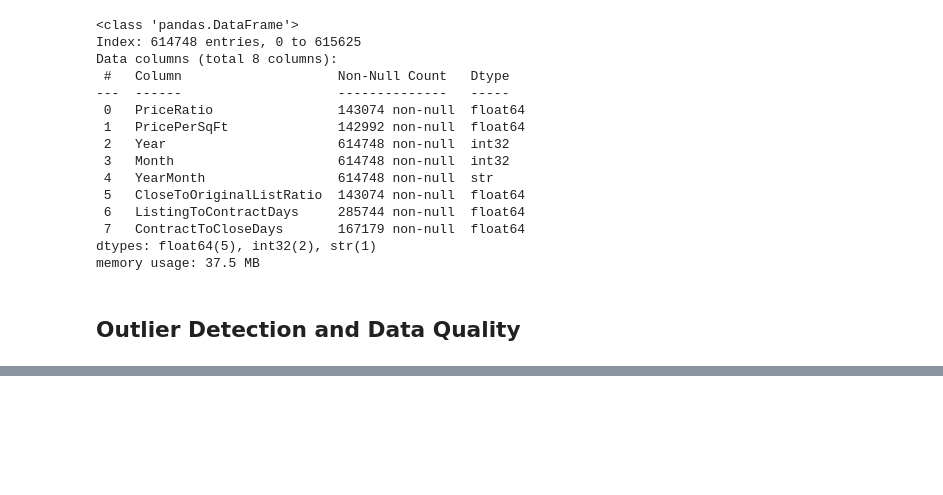
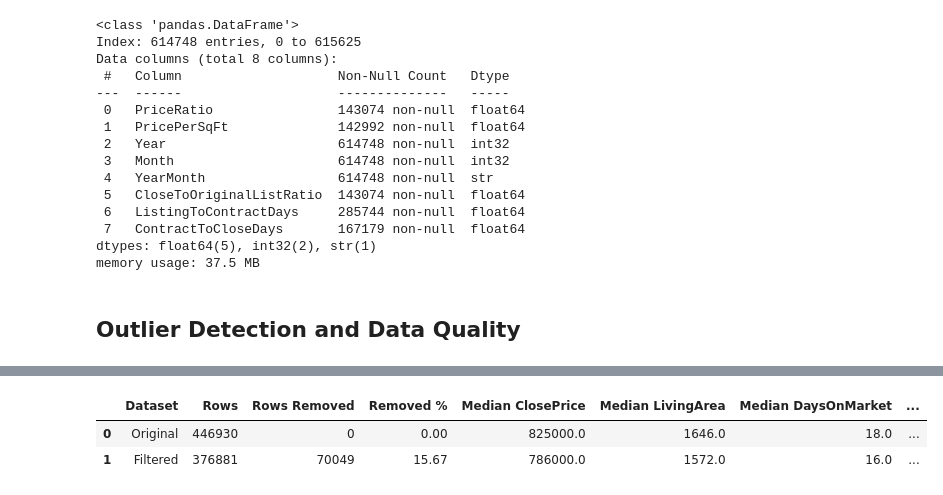
Before and after one commit to rsm-hstseng/IDXExchange-summer-da49, a Jupyter notebook: EDA.ipynb, the cells around one changed output, grey strips where cells are left out. Drawn from its saved outputs; the diff is of its cells as text; code cells hidden in the pictures; blank space fills up the shorter version.

```diff
--- a/EDA.ipynb
+++ b/EDA.ipynb
@@ -2305,0 +2361,71 @@ memory usage: 37.5 MB
+# %%
+filter_mask = (
+    (~sold_clean["ClosePrice_outlier_flag"])
+    & (~sold_clean["LivingArea_outlier_flag"])
+    & (~sold_clean["DaysOnMarket_outlier_flag"])
+)
+
+sold_filtered = sold_clean.loc[filter_mask].copy()
+# %%
+comparison = pd.DataFrame(
+    {
+        "Dataset": ["Original", "Filtered"],
+        "Rows": [len(sold_clean), len(sold_filtered)],
+        "Rows Removed": [0, len(sold_clean) - len(sold_filtered)],
+        "Removed %": [
+            0,
+            round((len(sold_clean) - len(sold_filtered)) / len(sold_clean) * 100, 2),
+        ],
+        "Median ClosePrice": [
+            sold_clean["ClosePrice"].median(),
+            sold_filtered["ClosePrice"].median(),
+        ],
+        "Median LivingArea": [
+            sold_clean["LivingArea"].median(),
+            sold_filtered["LivingArea"].median(),
+        ],
+        "Median DaysOnMarket": [
+            sold_clean["DaysOnMarket"].median(),
+            sold_filtered["DaysOnMarket"].median(),
+        ],
+        "Median PriceRatio": [
+            sold_clean["PriceRatio"].median(),
+            sold_filtered["PriceRatio"].median(),
+        ],
+        "Median PricePerSqFt": [
+            sold_clean["PricePerSqFt"].median(),
+            sold_filtered["PricePerSqFt"].median(),
+        ],
+        "Median CloseToOriginalListRatio": [
+            sold_clean["CloseToOriginalListRatio"].median(),
+            sold_filtered["CloseToOriginalListRatio"].median(),
+        ],
+        "Median ListingToContractDays": [
+            sold_clean["ListingToContractDays"].median(),
+            sold_filtered["ListingToContractDays"].median(),
+        ],
+        "Median ContractToCloseDays": [
+            sold_clean["ContractToCloseDays"].median(),
+            sold_filtered["ContractToCloseDays"].median(),
+        ],
+    }
+)
+
+comparison = comparison.round(
+    {
+        "Median ClosePrice": 0,
+        "Median LivingArea": 0,
+        "Median DaysOnMarket": 1,
+        "Median PriceRatio": 3,
+        "Median PricePerSqFt": 2,
+        "Median CloseToOriginalListRatio": 3,
+        "Median ListingToContractDays": 1,
+        "Median ContractToCloseDays": 1,
+    }
+)
+
+comparison
+# %% [output]
+|  | Dataset | Rows | Rows Removed | Removed % | Median ClosePrice | Median LivingArea | Median DaysOnMarket | ... |
+| 0 | Original | 446930 | 0 | 0.00 | 825000.0 | 1646.0 | 18.0 | ... |
+| 1 | Filtered | 376881 | 70049 | 15.67 | 786000.0 | 1572.0 | 16.0 | ... |
```
Also changed, not shown: parts of 10 cells of this notebook.
